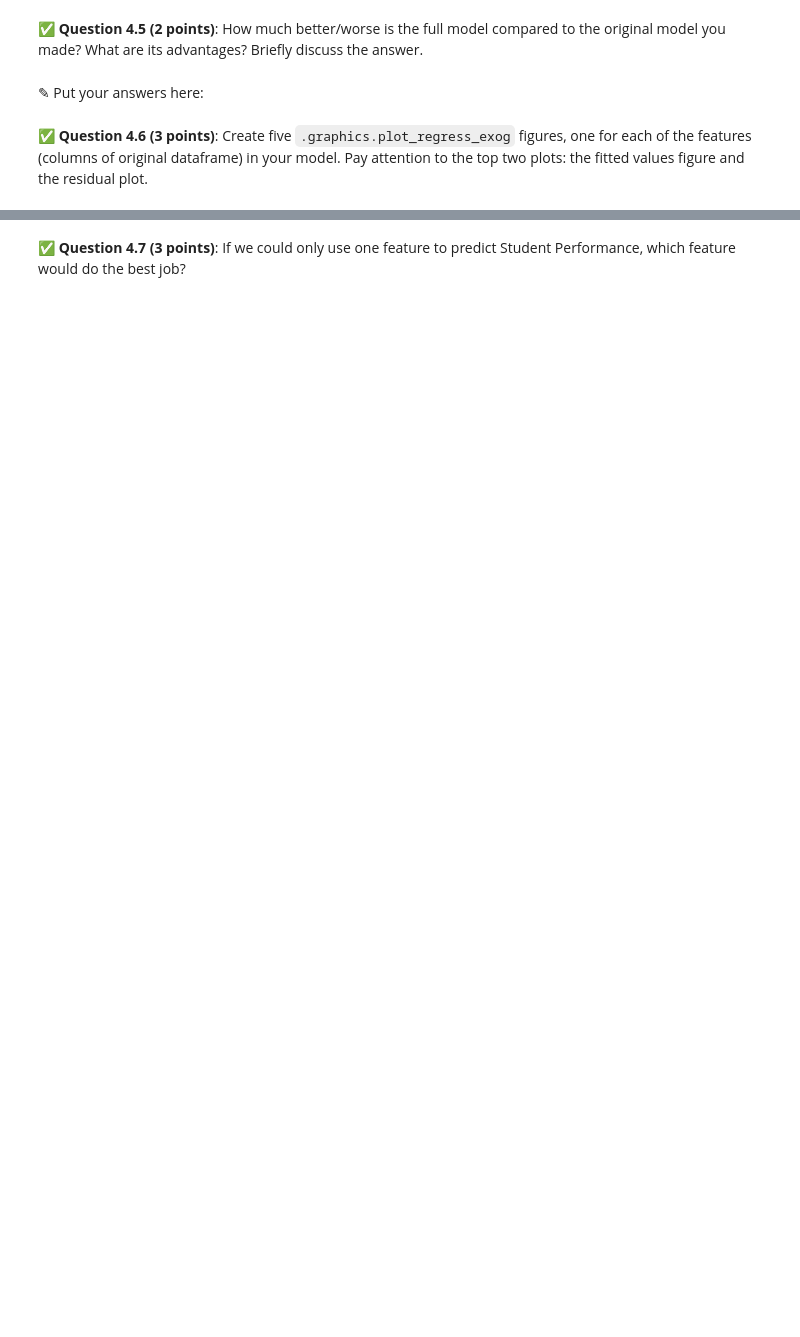
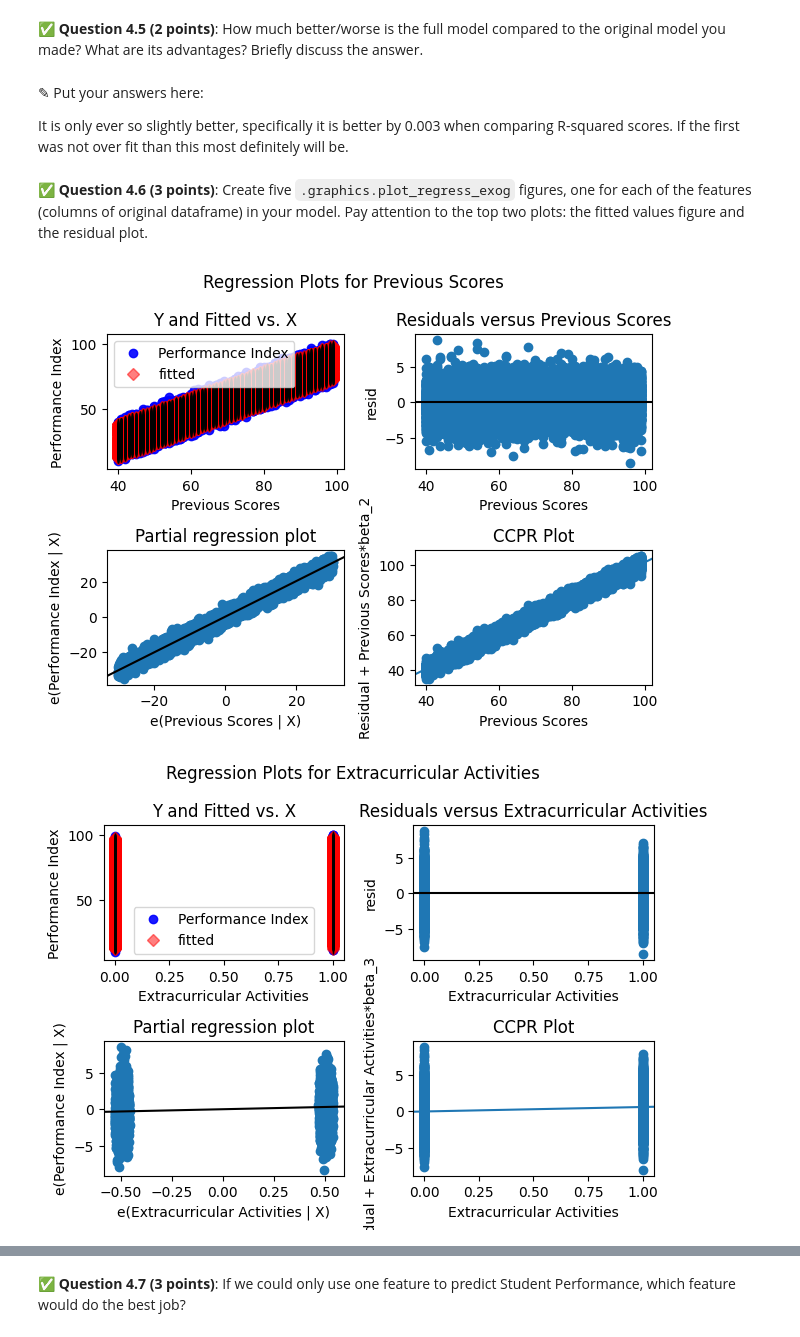
Before and after one commit to RyanGroneck/CMSE202-f25-turnin, a Jupyter notebook: hw-03/HW-03_Regression-S25-STUDENT.ipynb, the cells around one changed output, grey strips where cells are left out. Drawn from its saved outputs; the diff is of its cells as text; code cells hidden in the pictures; blank space fills up the shorter version.

```diff
--- a/hw-03/HW-03_Regression-S25-STUDENT.ipynb
+++ b/hw-03/HW-03_Regression-S25-STUDENT.ipynb
@@ -286,0 +288,11 @@ First, download and read in this synthetic dataset of Student Performance. `http
+# %%
+# Put your code here
+student_df = pd.read_csv('Student_Performance.csv')
+print(student_df.dtypes)
+
+student_df['Extracurricular Activities'] = student_df['Extracurricular Activities'].map({'Yes': 1, 'No': 0}).astype(int)
+
+
+student_df.dtypes['Extracurricular Activities']
+
+student_df
@@ -290,0 +322,10 @@ First, download and read in this synthetic dataset of Student Performance. `http
+# %%
+# I really don't like how we are using data science to reduce students to a single value, and connecting lifstyle choices to a 'performance' metric
+# Is this sending the right message?
+
+X = sm.add_constant(student_df.iloc[:,:3])
+y = student_df.iloc[:,-1]
+model = sm.OLS(y, X).fit()
+
+print(model.summary())
+# Put your code here
@@ -302,0 +364,8 @@ First, download and read in this synthetic dataset of Student Performance. `http
+# %%
+# Put your code here
+
+X = sm.add_constant(student_df.iloc[:,:-1])
+y = student_df.iloc[:,-1]
+model = sm.OLS(y, X).fit()
+
+print(model.summary())
@@ -303,6 +390,8 @@ First, download and read in this synthetic dataset of Student Performance. `http
 # %% [markdown]
 &#9989;  **Question 4.5 (2 points)**: How much better/worse is the full model compared to the original model you made? What are its advantages? Briefly discuss the answer.
-# %% [markdown]
-<font size=+3>&#9998;</font> Put your answers here:
+# %% [markdown]
+<font size=+3>&#9998;</font> Put your answers here:
+
+It is only ever so slightly better, specifically it is better by 0.003 when comparing R-squared scores. If the first was not over fit than this most definitely will be.
 # %% [markdown]
 &#9989;  **Question 4.6 (3 points)**: Create five `.graphics.plot_regress_exog` figures, one for each of the features (columns of original dataframe) in your model. Pay attention to the top two plots: the fitted values figure and the residual plot.
@@ -310,0 +398,9 @@ First, download and read in this synthetic dataset of Student Performance. `http
+# %%
+# Put your code here.
+for feature in student_df.columns[1:-1]:
+    smg.plot_regress_exog(model, feature)
+    plt.tight_layout()
+    plt.show()
+# %% [output]
+[figure, added]
+[figure, added]
```
Also changed, not shown: parts of 13 cells of this notebook, 1 other file.
